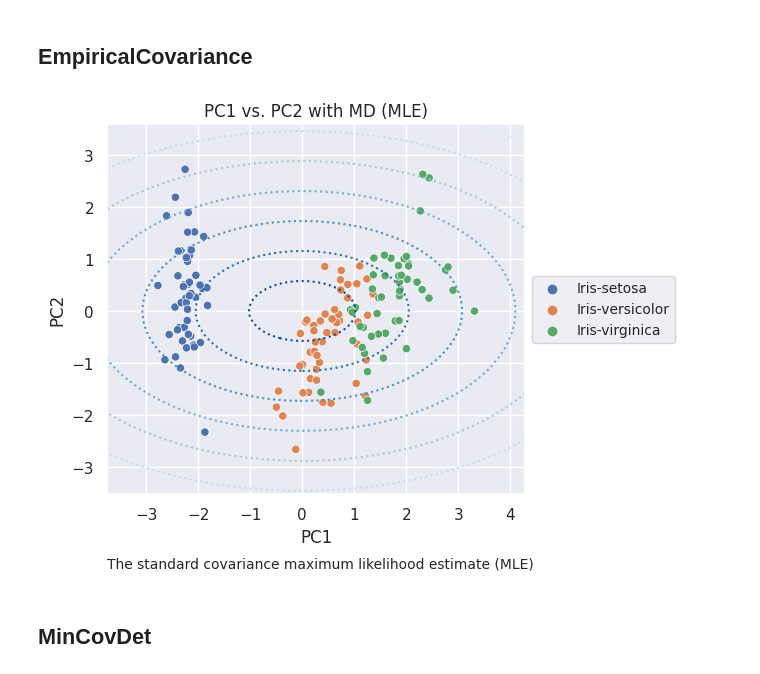
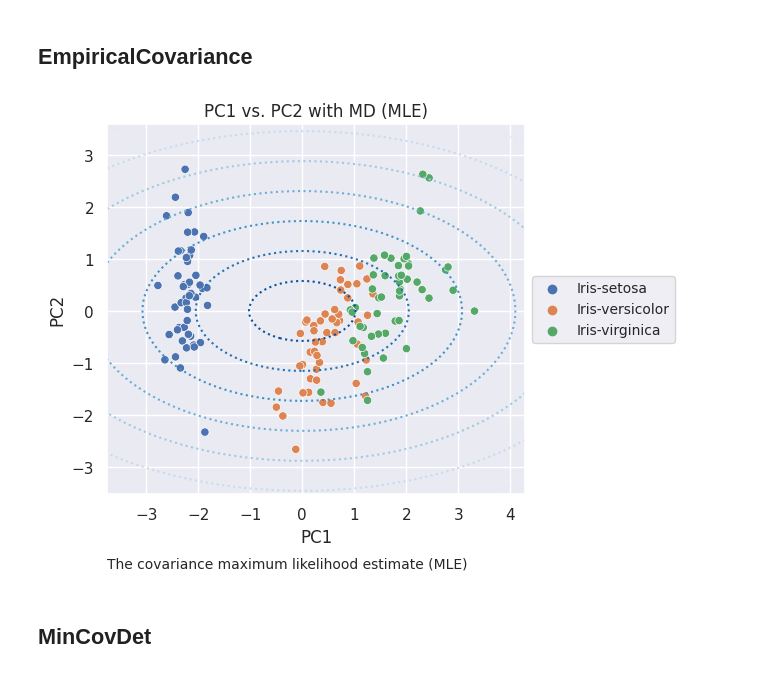
Before and after one commit to bitwalk123/MyNotebook, a Jupyter notebook: iris_PCA_py_2.ipynb, the cells around one changed output. Cells and saved outputs as stored; diff of their text form; code cells hidden in the pictures.

```diff
--- a/iris_PCA_py_2.ipynb
+++ b/iris_PCA_py_2.ipynb
@@ -124,35 +124,35 @@ def adjust_range(list_range, mag):
 import numpy as np
 
 fig, ax = plt.subplots()
 sns.scatterplot(data=df_pca, x='PC1', y='PC2', hue=col_y, ax=ax)
 ax.set_aspect('equal')
 ax.legend(loc='center left', bbox_to_anchor=(1, 0.5), fontsize=10)
 ax.set_title('PC1 vs. PC2 with MD (MLE)')
 
 # adjust axis range wider
 factor = 0.1
 plt.xlim(adjust_range(plt.xlim(), factor))
 plt.ylim(adjust_range(plt.ylim(), factor))
 
 # Create meshgrid of feature 1 and feature 2 values
 xx, yy = np.meshgrid(
     np.linspace(plt.xlim()[0], plt.xlim()[1], 100),
     np.linspace(plt.ylim()[0], plt.ylim()[1], 100),
 )
 zz = np.c_[xx.ravel(), yy.ravel()]
 
 # Calculate the MLE based Mahalanobis distances of the meshgrid
 mahal_emp_cov = emp_cov.mahalanobis(zz)
 mahal_emp_cov = mahal_emp_cov.reshape(xx.shape)
 emp_cov_contour = plt.contour(
     xx, yy, np.sqrt(mahal_emp_cov), cmap=plt.cm.Blues_r, linestyles="dotted"
 )
-ax.annotate('The standard covariance maximum likelihood estimate (MLE)', xy = (0, -0.2), xycoords='axes fraction', fontsize=10)
+ax.annotate('The covariance maximum likelihood estimate (MLE)', xy = (0, -0.2), xycoords='axes fraction', fontsize=10)
 
 plt.savefig('iris_26_PCA_PC1PC2.png')
 plt.show()
 # %% [output]
-[figure, old version]
+[figure, new version]
 # %% [markdown]
 ## MinCovDet
 # %%
```
Also changed, not shown: 4 other files.
